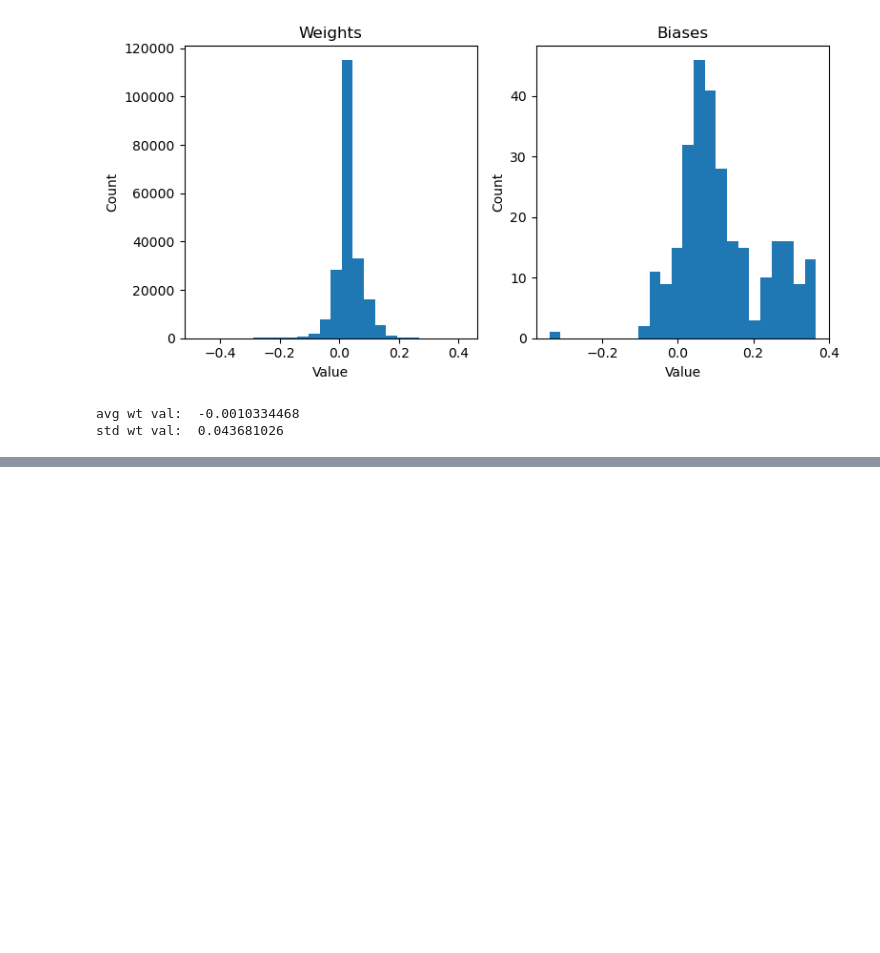
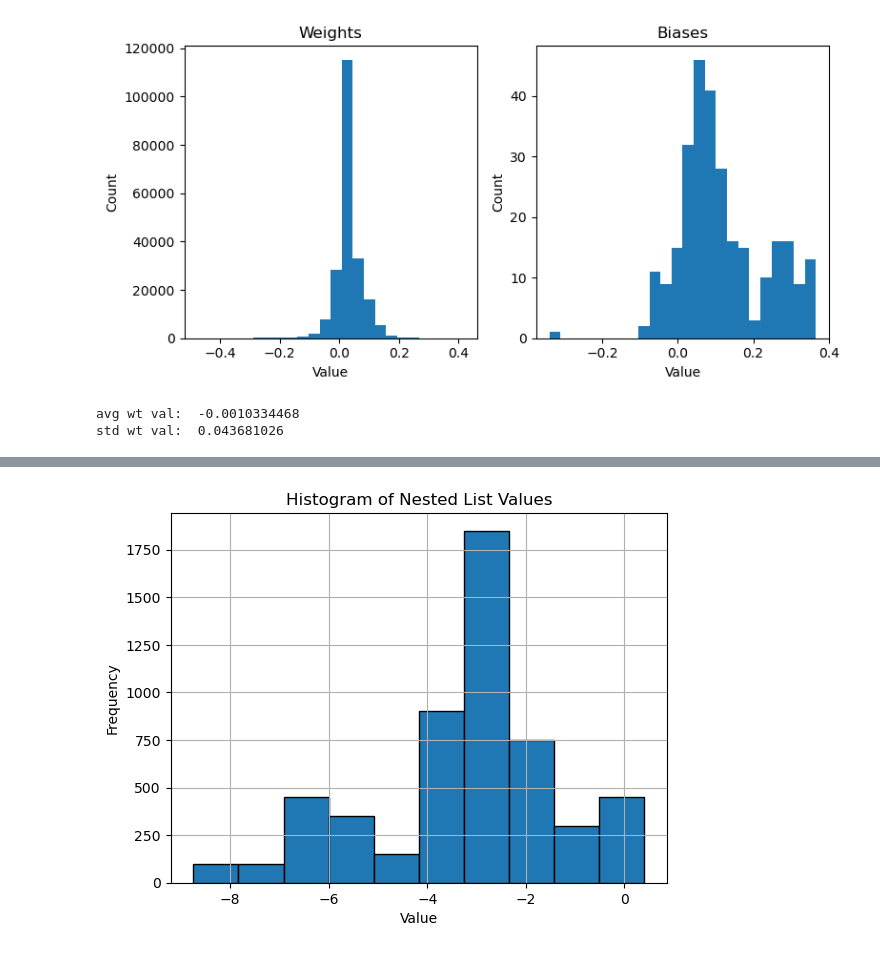
Before and after one commit to daleas0120/loss_landscapes_demo, a Jupyter notebook: demo_hessian_wag_esol.ipynb, the cells around one changed output, grey strips where cells are left out. Drawn from its saved outputs; the diff is of its cells as text; code cells hidden in the pictures; blank space fills up the shorter version.

```diff
--- a/demo_hessian_wag_esol.ipynb
+++ b/demo_hessian_wag_esol.ipynb
@@ -316,0 +447,25 @@ ValueError: autodetected range of [nan, nan] is not finite
+# %%
+def get_prediction_var(data_loader, mu_model, stddev_model, model):
+    sampled_model = hessian_wag.get_sample_from_normal_dist_of_models(mu_model, stddev_model, model)
+    sampled_model.to(device)
+
+    predictions_sampled_model = []
+
+    with torch.no_grad():  # No gradient computation for efficiency
+        for batch_X, batch_y in data_loader:
+            batch_X, batch_y = batch_X.to(device), batch_y.to(device)
+            outputs = model(batch_X)
+
+            # Append predictions
+            predictions_sampled_model.extend(outputs.cpu().numpy())  # Append batch predictions
+    return predictions_sampled_model
+# %%
+pred_set = []
+for _ in range(50):
+    new_pred = get_prediction_var(train_loader, mu_model, stddev_model, loaded_model)
+    pred_set.append(new_pred)
+# %%
+test_pred_set = []
+for _ in range(50):
+    new_pred = get_prediction_var(test_loader, mu_model, stddev_model, loaded_model)
+    test_pred_set.append(new_pred)
@@ -316,0 +492,13 @@ ValueError: autodetected range of [nan, nan] is not finite
+# %%
+# Flatten the list of arrays into a single list of values
+flattened_values = np.concatenate([arr for arr in test_pred_set])
+
+# Plot histogram
+plt.hist(flattened_values, bins=10, edgecolor='black')  # You can adjust bins to change resolution
+plt.title('Histogram of Nested List Values')
+plt.xlabel('Value')
+plt.ylabel('Frequency')
+plt.grid(True)
+plt.show()
+# %% [output]
+[figure, added]
```
Also changed, not shown: parts of 7 cells of this notebook.
